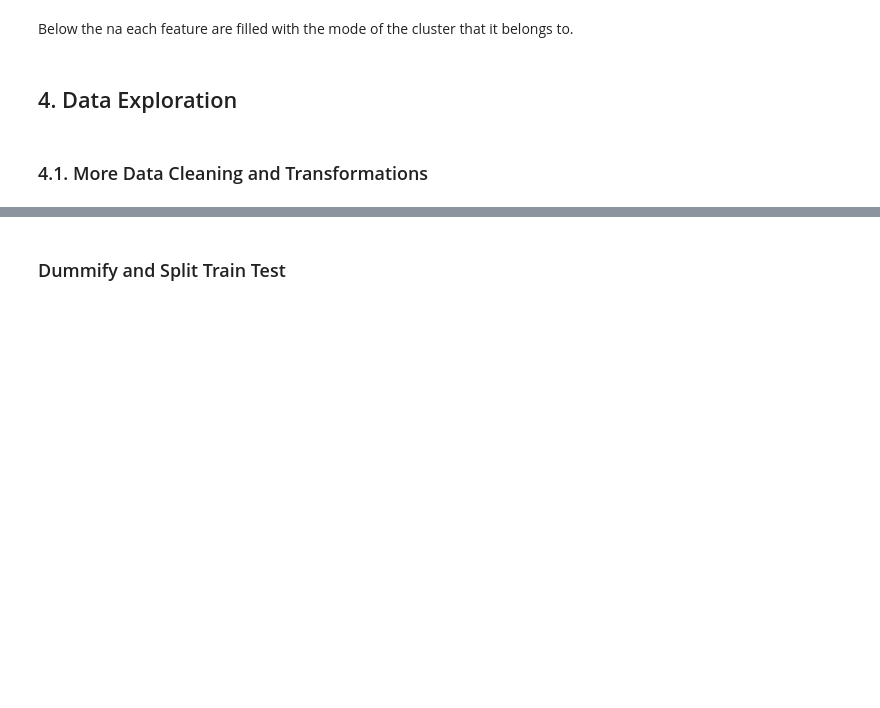
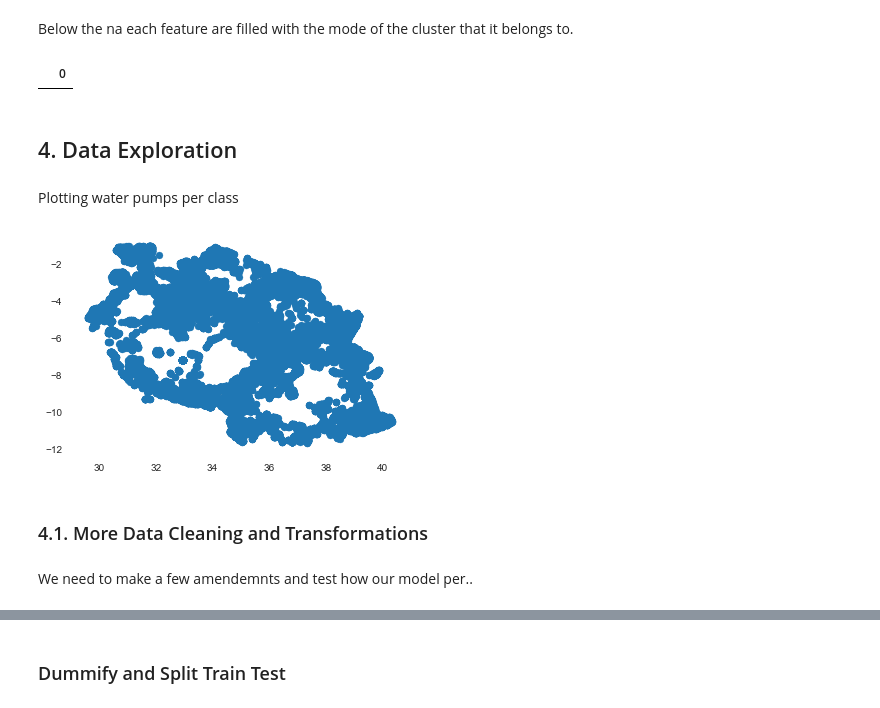
Before and after one commit to amritesh-palani/ML2, a Jupyter notebook: MLII_ GroupD.ipynb, the cells around one changed output, grey strips where cells are left out. Drawn from its saved outputs; the diff is of its cells as text; code cells hidden in the pictures; blank space fills up the shorter version.

```diff
--- a/MLII_ GroupD.ipynb
+++ b/MLII_ GroupD.ipynb
@@ -845,3 +848,8 @@ dataset= dataset.fillna(dataset.groupby('cluster').transform(f))
+# %%
+#check any na
+pd.DataFrame(dataset.isna().sum()[dataset.isna().sum().ne(0)])
+# %% [output]
+|  | 0 |
 # %% [markdown]
 ## 4. Data Exploration <a class="anchor" id="forth-bullet"></a>
 # %%
@@ -849,2 +857,13 @@ dataset= dataset.fillna(dataset.groupby('cluster').transform(f))
+# %% [markdown]
+Plotting water pumps per class
+# %%
+plt.scatter(x=dataset['longitude'], y=dataset['latitude'])
+plt.show()
+
+#change color by target variable
+# %% [output]
+[figure, added]
 # %% [markdown]
 ### 4.1. More Data Cleaning and Transformations <a class="anchor" id="forth1-bullet"></a>
+# %% [markdown]
+We need to make a few amendemnts and test how our model per..
```
Also changed, not shown: parts of 17 cells of this notebook.
